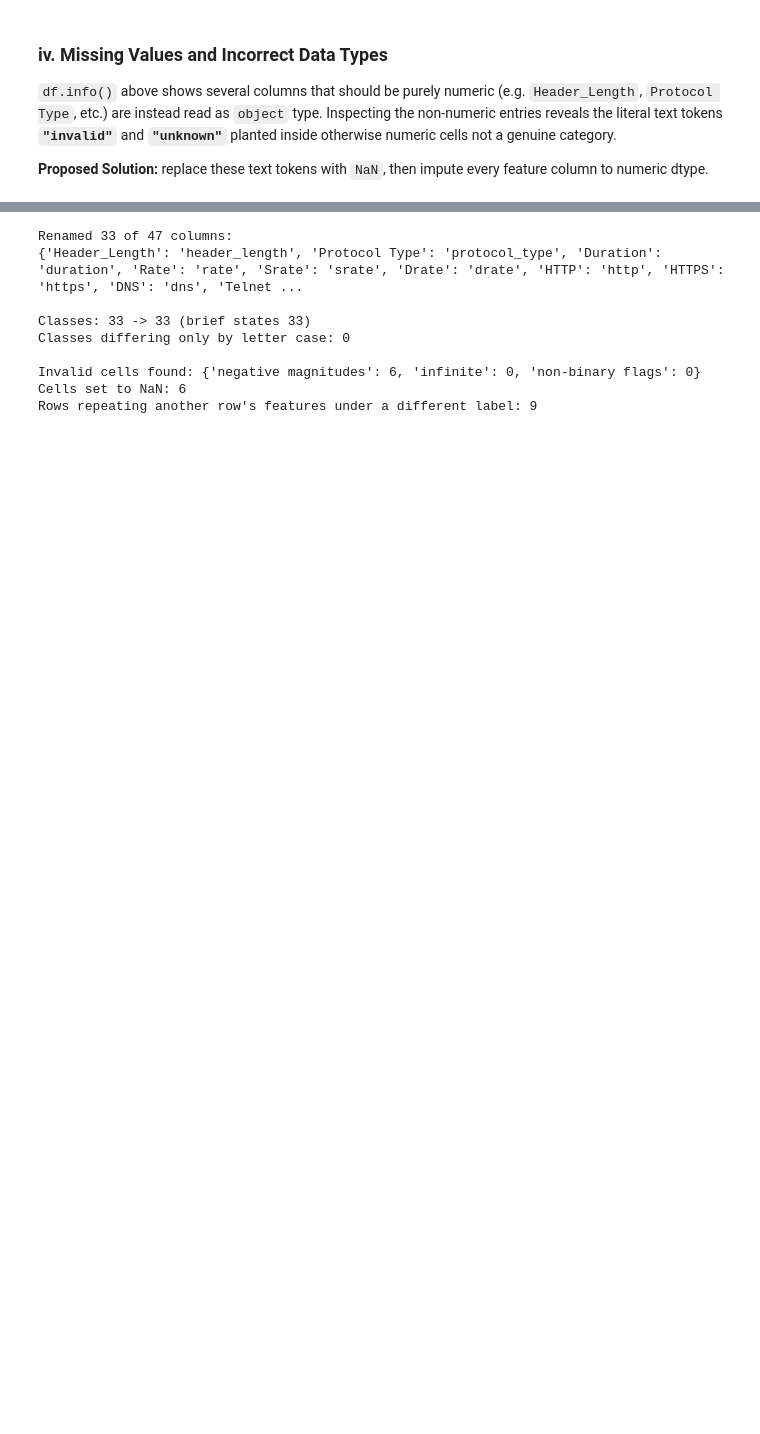
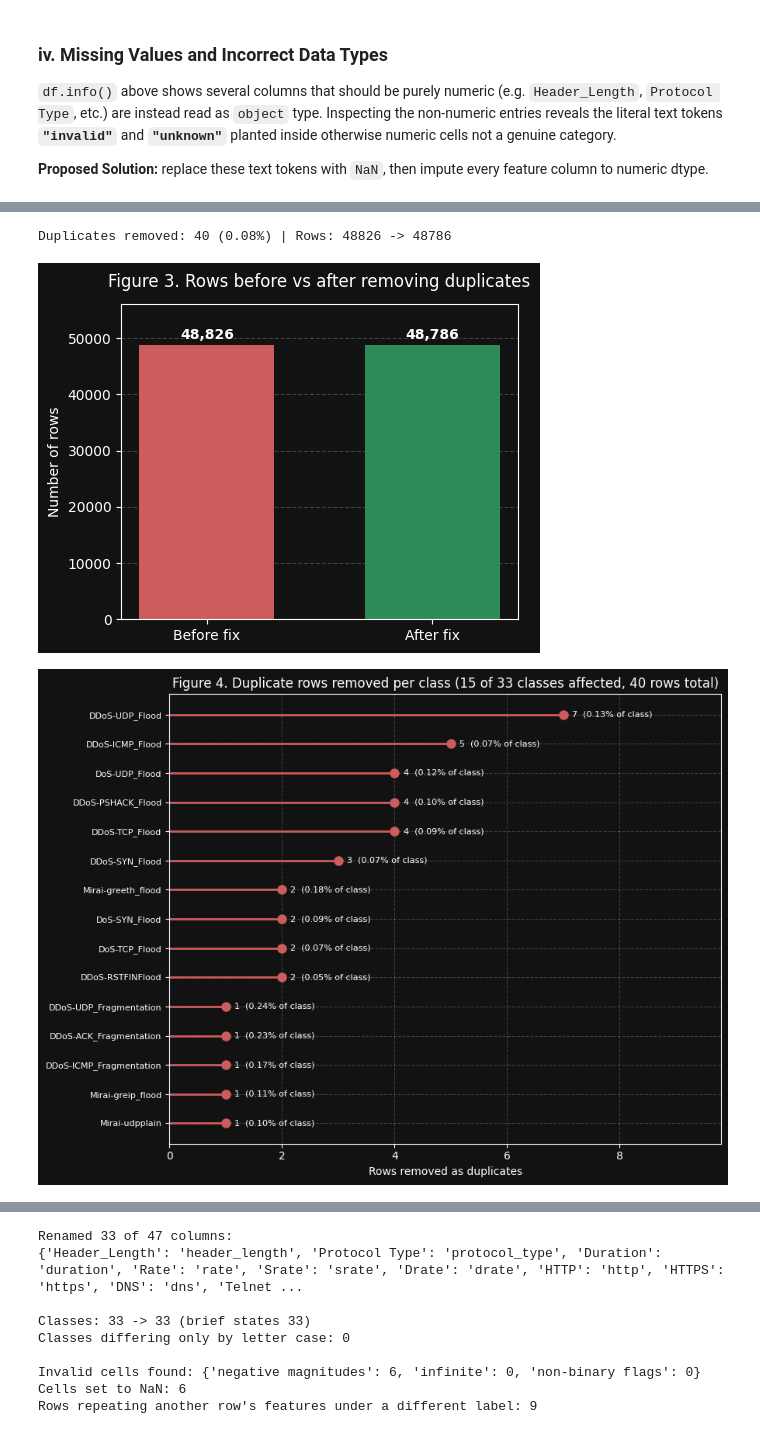
Before and after one commit to MR-Goldenyt/Argus, a Jupyter notebook: Argus.ipynb, the cells around one changed output, grey strips where cells are left out. Saved outputs shown, nothing was run; the diff lists cells and outputs as text; code cells hidden in the pictures; blank space fills up the shorter version.

```diff
--- a/Argus.ipynb
+++ b/Argus.ipynb
@@ -384,3 +255,50 @@ Duplicates removed: 40 (0.08%) | Rows: 48826 -> 48786
+# %%
+def plot_removed_per_class(removed, class_sizes, name):
+    """Lollipop chart of duplicate rows removed per class, labelled with % of the class."""
+    pct = removed / class_sizes[removed.index] * 100
+    with plt.style.context(STYLE):
+        fig, ax = plt.subplots(figsize=(9, 0.35 * len(removed) + 1.5))  # height scales with classes
+        ax.hlines(removed.index, 0, removed, color="indianred", linewidth=2)  # stems
+        ax.plot(removed, removed.index, "o", color="indianred", markersize=8)  # dots
+        for cls, n, p in zip(removed.index, removed, pct):  # "<rows> (<pct>% of class)"
+            ax.annotate(f"{n}  ({p:.2f}% of class)", (n, cls), xytext=(8, 0), textcoords="offset points", va="center", fontsize=8)
+        ax.set(
+            xlim=(0, removed.max() * 1.4),  # headroom for labels
+            xlabel="Rows removed as duplicates",
+            title=f"Figure 4. Duplicate rows removed per class "
+            f"({len(removed)} of {len(class_sizes)} classes affected, {removed.sum()} rows total)",
+        )
+        ax.tick_params(axis="y", labelsize=8)
+        ax.grid(linestyle="--", alpha=0.2)
+        ax.set_axisbelow(True)
+        fig.tight_layout()
+    return finish_fig(fig, name)
+
+
+# ======== Cleaning ========
+rows_before = len(df)
+class_sizes = df[LABEL_COL].value_counts()  # class sizes before deduplication
+df = df.drop_duplicates().reset_index(drop=True)  # exact duplicates on ALL columns, keep first
+n_removed = rows_before - len(df)
+assert not df.duplicated().any(), "Duplicates remain"
+
+# Rows removed per class (affected classes only, ascending so the largest sits on top of the plot)
+removed = (class_sizes - df[LABEL_COL].value_counts()).loc[lambda s: s > 0].sort_values(kind="stable")
+
+# ======== Report ========
+print(f"Duplicates removed: {n_removed} ({n_removed / rows_before:.2%}) | Rows: {rows_before} -> {len(df)}")
+
+# ======== Figures ========
+figs = [bar_before_after([rows_before, len(df)], "Figure 3. Rows before vs after removing duplicates", "Number of rows", "fig3_duplicates_rows")]
+if removed.empty:
+    print("No duplicates found, skipping Figure 4.")
+else:
+    figs.append(plot_removed_per_class(removed, class_sizes, "fig4_duplicates_per_class"))
+display(*figs)
+# %% [output]
+Duplicates removed: 40 (0.08%) | Rows: 48826 -> 48786
+[figure, added]
+[figure, added]
 # %% [markdown]
 ### vi. Formatting and Value Consistency
 
```
Also changed, not shown: parts of 6 cells of this notebook, 1 other file.
